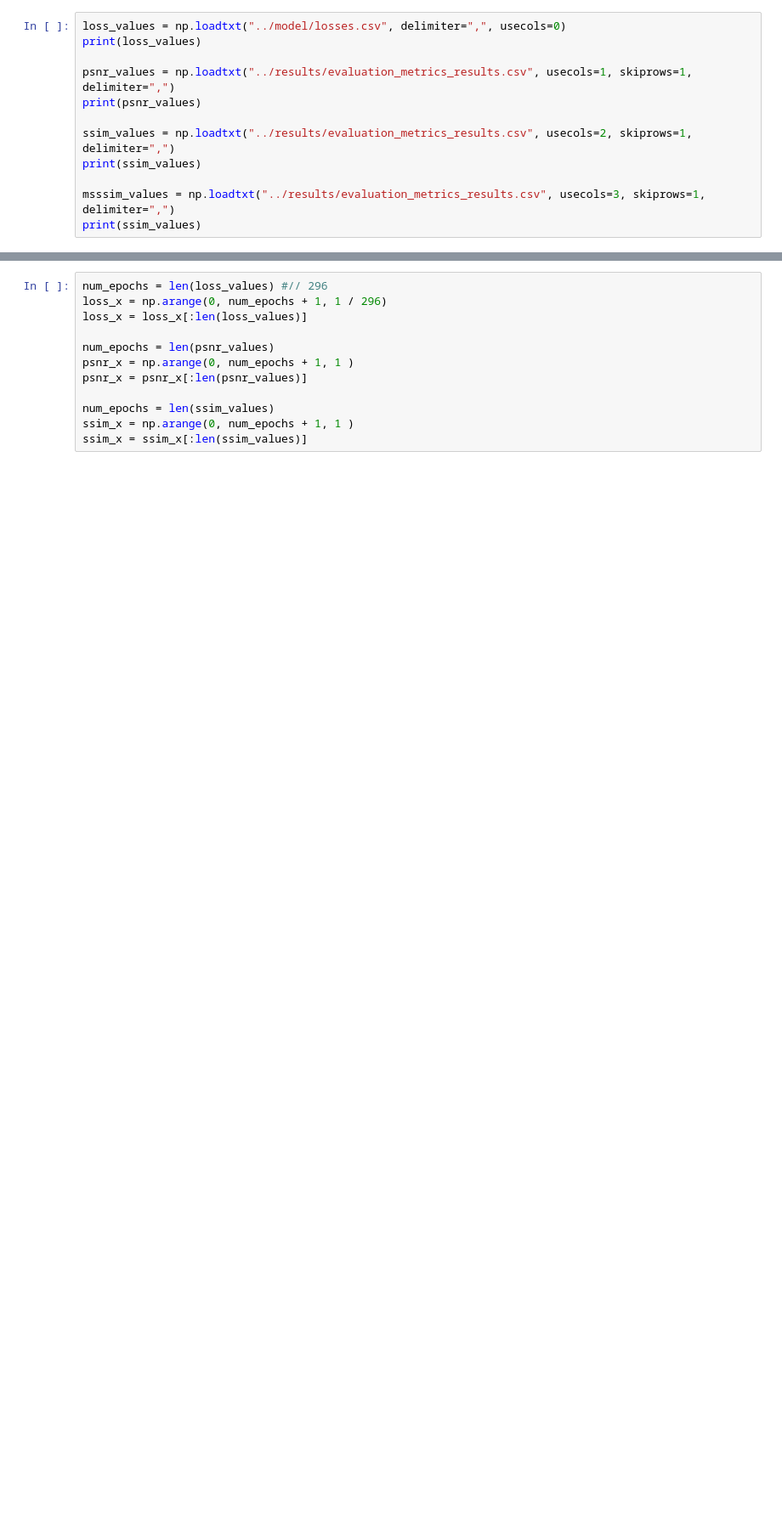
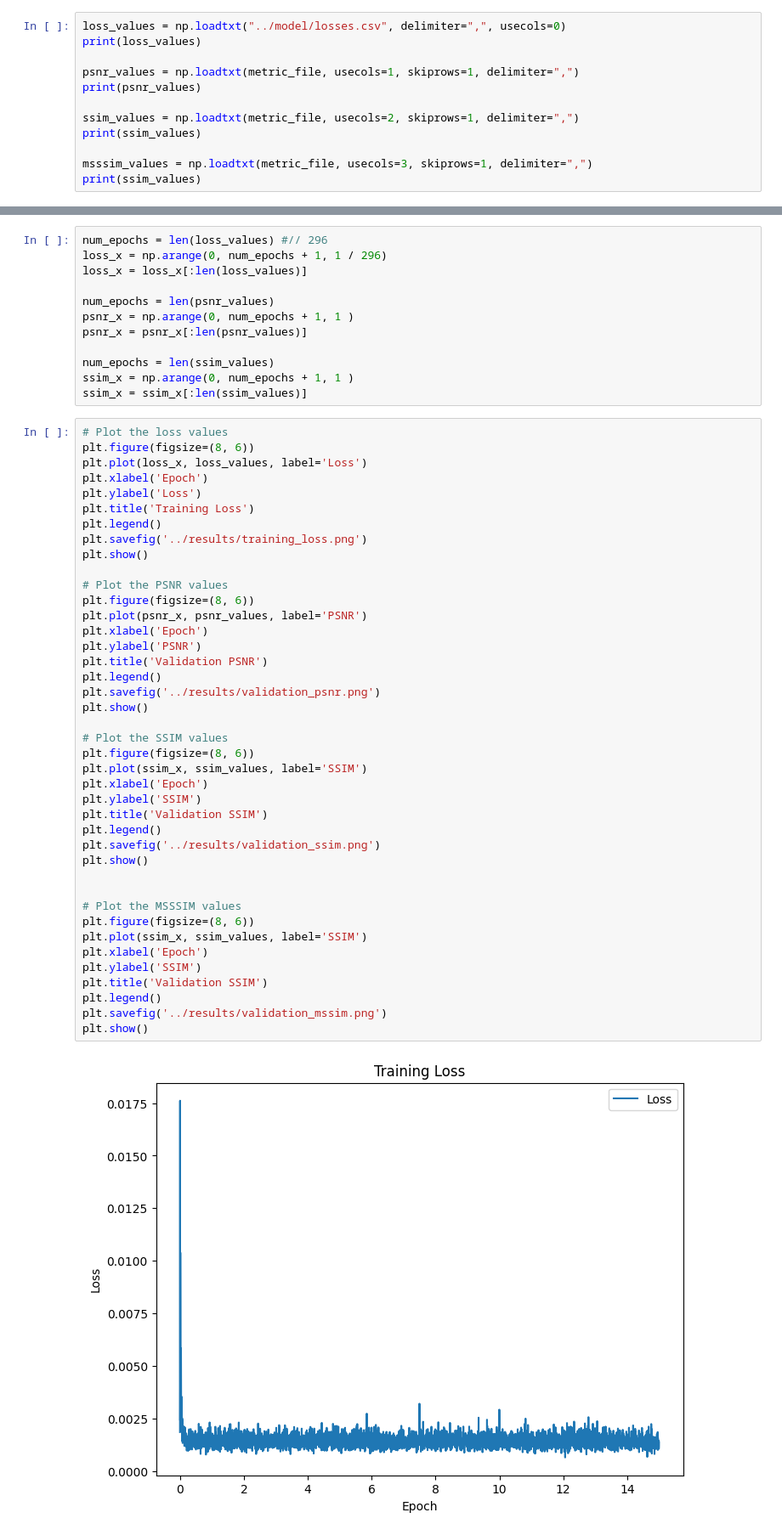
Before and after one commit to vinzentbeer/ml3, a Jupyter notebook: implementation/src/more_plot_testing.ipynb, the cells around one changed output, grey strips where cells are left out. Shown at 85% size. Drawn from its saved outputs; the diff is of its cells as text; blank space fills up the shorter version.

Commit message:
add new graphs

```diff
--- a/implementation/src/more_plot_testing.ipynb
+++ b/implementation/src/more_plot_testing.ipynb
@@ -66,13 +66,13 @@ metric_file = "../results/test_metrics_finetuned_models.csv"
 loss_values = np.loadtxt("../model/losses.csv", delimiter=",", usecols=0)
 print(loss_values)
 
-psnr_values = np.loadtxt("../results/evaluation_metrics_results.csv", usecols=1, skiprows=1, delimiter=",")
+psnr_values = np.loadtxt(metric_file, usecols=1, skiprows=1, delimiter=",")
 print(psnr_values)
 
-ssim_values = np.loadtxt("../results/evaluation_metrics_results.csv", usecols=2, skiprows=1, delimiter=",")
+ssim_values = np.loadtxt(metric_file, usecols=2, skiprows=1, delimiter=",")
 print(ssim_values)
 
-msssim_values = np.loadtxt("../results/evaluation_metrics_results.csv", usecols=3, skiprows=1, delimiter=",")
+msssim_values = np.loadtxt(metric_file, usecols=3, skiprows=1, delimiter=",")
 print(ssim_values)
 # %% [output]
 [0.00184647 0.01761448 0.00240064 ... 0.00104934 0.00115241 0.00137482]
@@ -104,3 +107,46 @@ psnr_x = psnr_x[:len(psnr_values)]
 num_epochs = len(ssim_values)
 ssim_x = np.arange(0, num_epochs + 1, 1 )
 ssim_x = ssim_x[:len(ssim_values)]
+# %%
+# Plot the loss values
+plt.figure(figsize=(8, 6))
+plt.plot(loss_x, loss_values, label='Loss')
+plt.xlabel('Epoch')
+plt.ylabel('Loss')
+plt.title('Training Loss')
+plt.legend()
+plt.savefig('../results/training_loss.png')
+plt.show()
+
+# Plot the PSNR values
+plt.figure(figsize=(8, 6))
+plt.plot(psnr_x, psnr_values, label='PSNR')
+plt.xlabel('Epoch')
+plt.ylabel('PSNR')
+plt.title('Validation PSNR')
+plt.legend()
+plt.savefig('../results/validation_psnr.png')
+plt.show()
+
+# Plot the SSIM values
+plt.figure(figsize=(8, 6))
+plt.plot(ssim_x, ssim_values, label='SSIM')
+plt.xlabel('Epoch')
+plt.ylabel('SSIM')
+plt.title('Validation SSIM')
+plt.legend()
+plt.savefig('../results/validation_ssim.png')
+plt.show()
+
+
+# Plot the MSSSIM values
+plt.figure(figsize=(8, 6))
+plt.plot(ssim_x, ssim_values, label='SSIM')
+plt.xlabel('Epoch')
+plt.ylabel('SSIM')
+plt.title('Validation SSIM')
+plt.legend()
+plt.savefig('../results/validation_mssim.png')
+plt.show()
+# %% [output]
+[figure, added]
```
Also changed, not shown: parts of 2 cells of this notebook, 4 other files.
